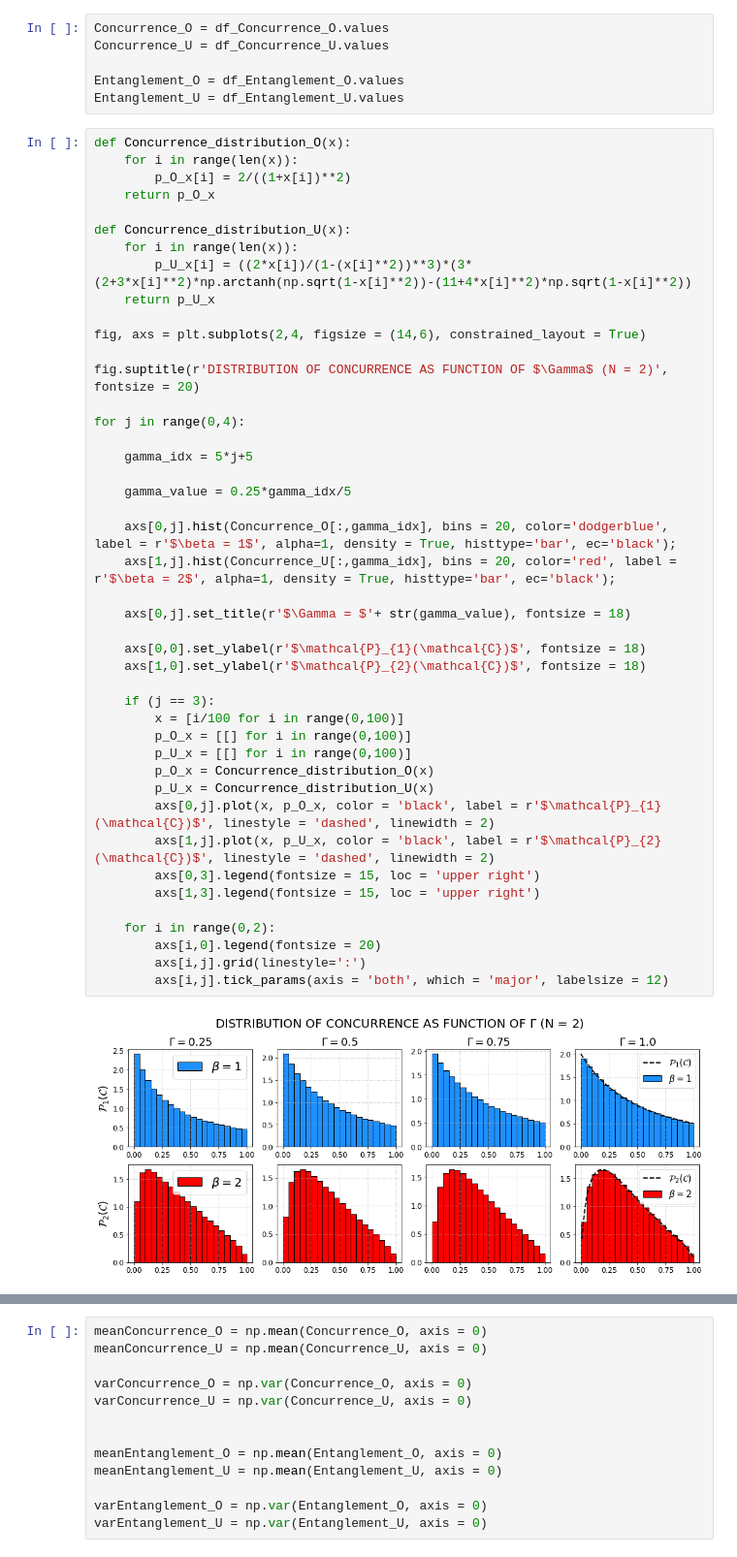
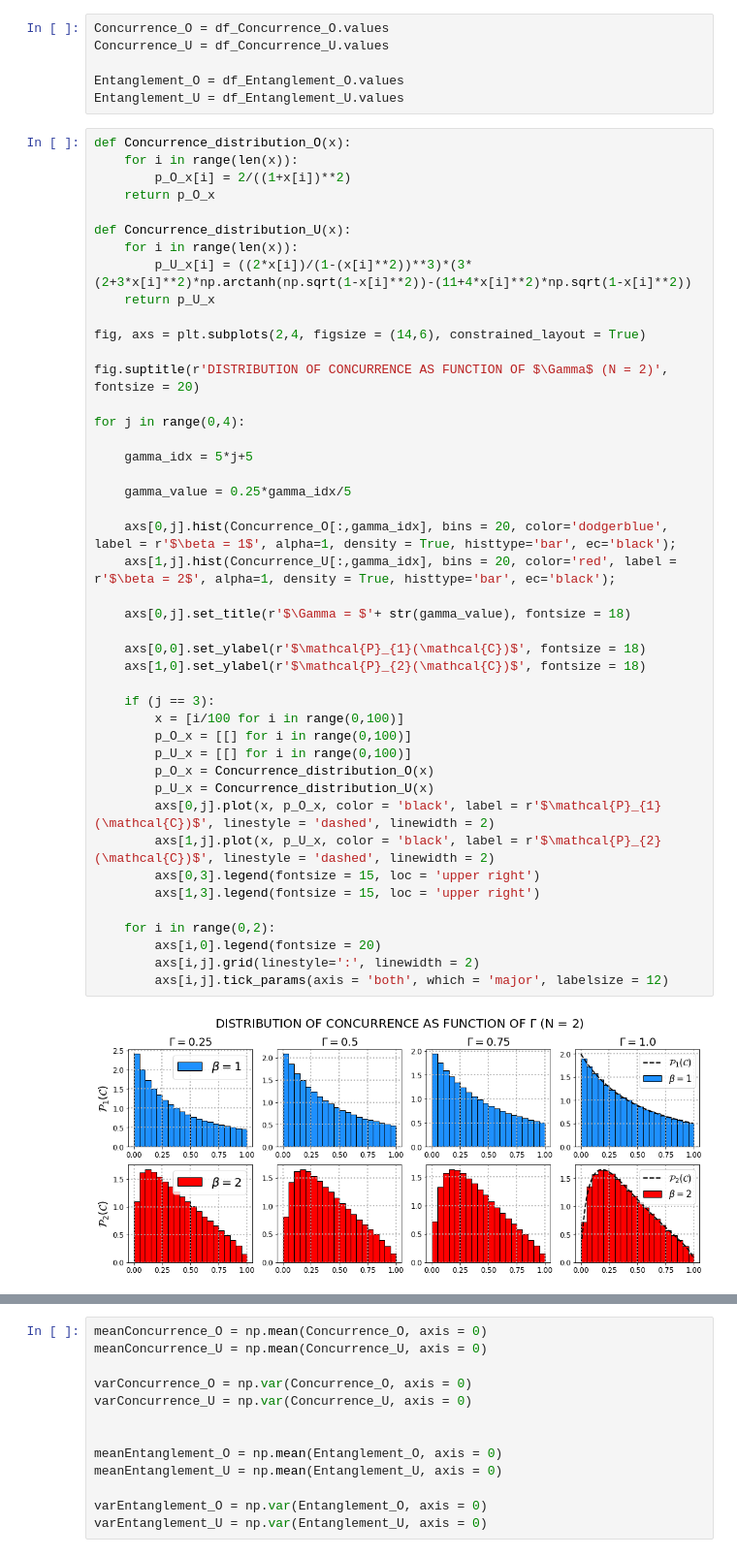
Before and after one commit to Rafffaelb/Schrodinger_Billiard, a Jupyter notebook: WignerDyson/Data_Analysis/Concurrence_Gamma.ipynb, the cells around one changed output, grey strips where cells are left out. Shown: that part at 97% size. Drawn from its saved outputs; the diff is of its cells as text.

```diff
--- a/WignerDyson/Data_Analysis/Concurrence_Gamma.ipynb
+++ b/WignerDyson/Data_Analysis/Concurrence_Gamma.ipynb
@@ -49,35 +49,35 @@ fig.suptitle(r'DISTRIBUTION OF CONCURRENCE AS FUNCTION OF $\Gamma$ (N = 2)', fon
 
 for j in range(0,4):
 
     gamma_idx = 5*j+5
 
     gamma_value = 0.25*gamma_idx/5
 
     axs[0,j].hist(Concurrence_O[:,gamma_idx], bins = 20, color='dodgerblue', label = r'$\beta = 1$', alpha=1, density = True, histtype='bar', ec='black');
     axs[1,j].hist(Concurrence_U[:,gamma_idx], bins = 20, color='red', label = r'$\beta = 2$', alpha=1, density = True, histtype='bar', ec='black');
 
     axs[0,j].set_title(r'$\Gamma = $'+ str(gamma_value), fontsize = 18)
 
     axs[0,0].set_ylabel(r'$\mathcal{P}_{1}(\mathcal{C})$', fontsize = 18)
     axs[1,0].set_ylabel(r'$\mathcal{P}_{2}(\mathcal{C})$', fontsize = 18)
 
     if (j == 3):
         x = [i/100 for i in range(0,100)]
         p_O_x = [[] for i in range(0,100)]
         p_U_x = [[] for i in range(0,100)]
         p_O_x = Concurrence_distribution_O(x)
         p_U_x = Concurrence_distribution_U(x)
         axs[0,j].plot(x, p_O_x, color = 'black', label = r'$\mathcal{P}_{1}(\mathcal{C})$', linestyle = 'dashed', linewidth = 2)
         axs[1,j].plot(x, p_U_x, color = 'black', label = r'$\mathcal{P}_{2}(\mathcal{C})$', linestyle = 'dashed', linewidth = 2)
         axs[0,3].legend(fontsize = 15, loc = 'upper right')
         axs[1,3].legend(fontsize = 15, loc = 'upper right')
 
     for i in range(0,2):
         axs[i,0].legend(fontsize = 20)
-        axs[i,j].grid(linestyle=':')
+        axs[i,j].grid(linestyle=':', linewidth = 2)
         axs[i,j].tick_params(axis = 'both', which = 'major', labelsize = 12)
 # %% [output]
-[figure, old version]
+[figure, new version]
 # %%
 fig, axs = plt.subplots(2,4, figsize = (14,6), constrained_layout = True)
 
```
Also changed, not shown: parts of 5 cells of this notebook.
